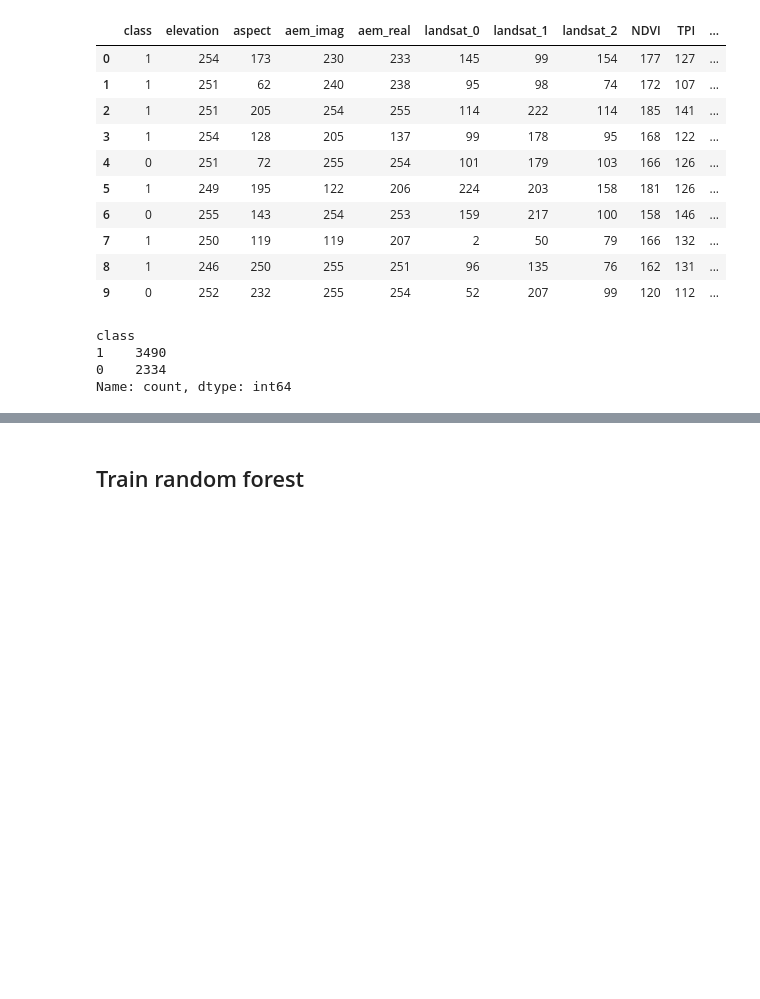
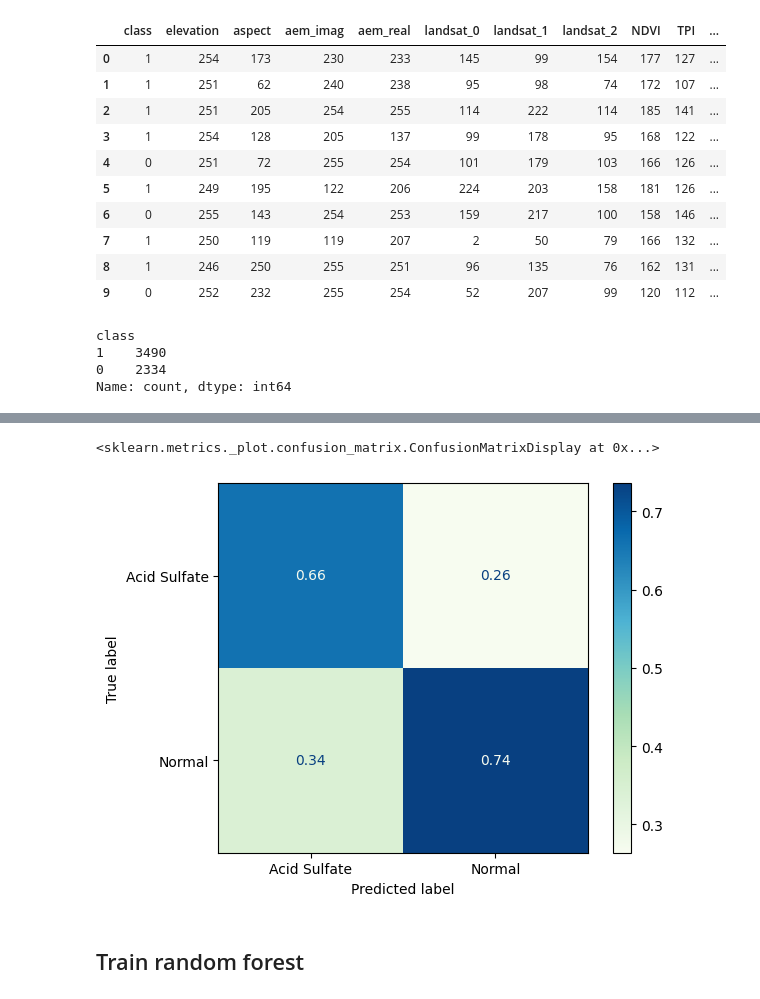
Before and after one commit to akusok/hasuriski_maps, a Jupyter notebook: notebooks/spark-load-train-predict.ipynb, the cells around one changed output, grey strips where cells are left out. Saved outputs shown, nothing was run; the diff lists cells and outputs as text; code cells hidden in the pictures; blank space fills up the shorter version.

```diff
--- a/notebooks/spark-load-train-predict.ipynb
+++ b/notebooks/spark-load-train-predict.ipynb
@@ -317,3 +405,13 @@ Y = pd_data.iloc[:, 0]
+# %%
+Yh = ELMClassifier(n_neurons=150).fit(X, Y).predict(X)
+# %%
+ConfusionMatrixDisplay(
+    confusion_matrix(Y, Yh, normalize="pred"),
+    display_labels=["Acid Sulfate", "Normal"],
+).plot(cmap="GnBu")
+# %% [output]
+<sklearn.metrics._plot.confusion_matrix.ConfusionMatrixDisplay at 0x...>
+[figure, added]
 # %% [markdown]
 ## Train random forest
 # %%
```
Also changed, not shown: parts of 21 cells of this notebook.
